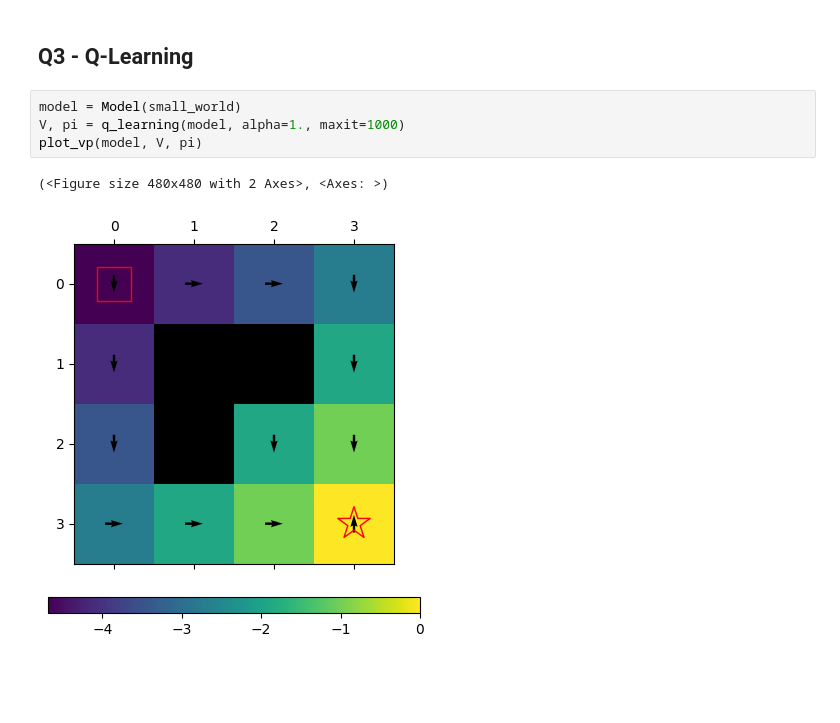
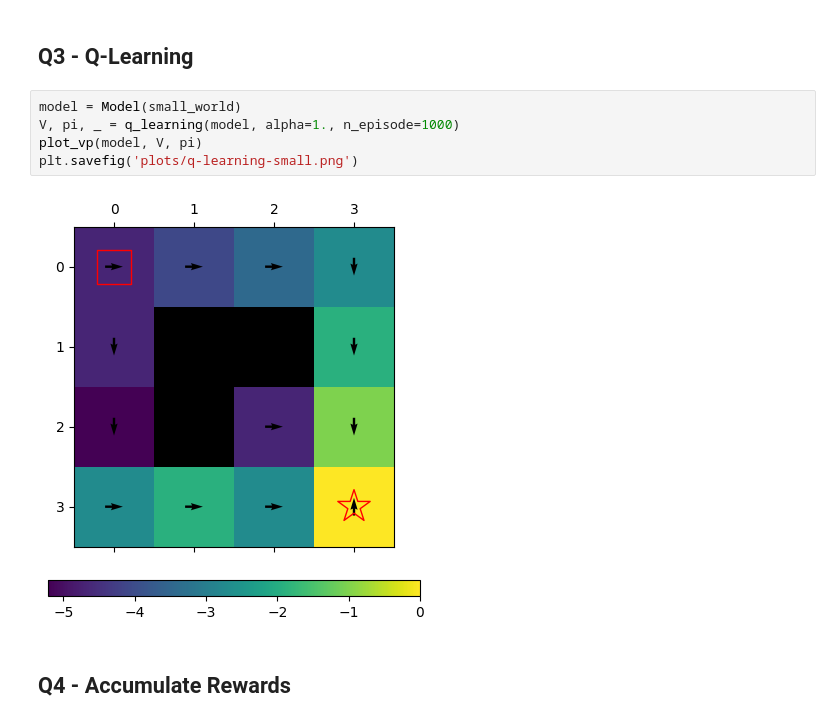
Before and after one commit to tonyauyeung/MLMI7-Reinforcement-Learning, a Jupyter notebook: main.ipynb, the cells around one changed output. Drawn from its saved outputs; the diff is of its cells as text; blank space fills up the shorter version.

```diff
--- a/main.ipynb
+++ b/main.ipynb
@@ -51,8 +87,10 @@ plot_vp(model, V, pi)
 ## Q3 - Q-Learning
 # %%
 model = Model(small_world)
-V, pi = q_learning(model, alpha=1., maxit=1000)
+V, pi, _ = q_learning(model, alpha=1., n_episode=1000)
 plot_vp(model, V, pi)
+plt.savefig('plots/q-learning-small.png')
 # %% [output]
-(<Figure size 480x480 with 2 Axes>, <Axes: >)
-[figure, old version]
+[figure, new version]
+# %% [markdown]
+## Q4 - Accumulate Rewards
```
Also changed, not shown: parts of 19 cells of this notebook, 12 other files.
